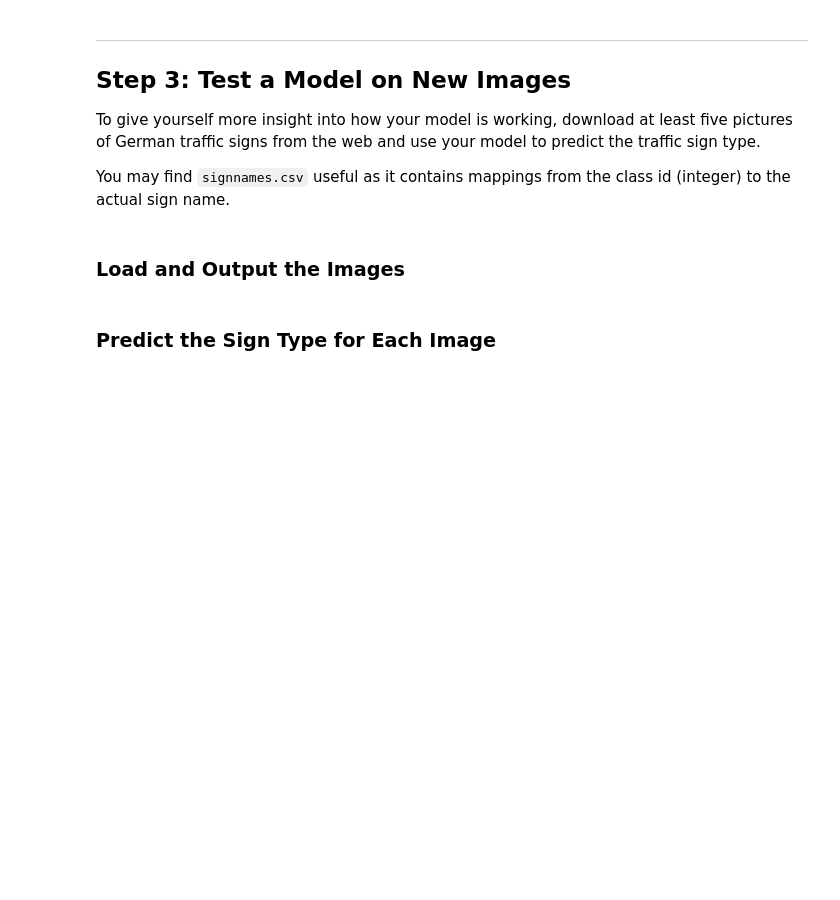
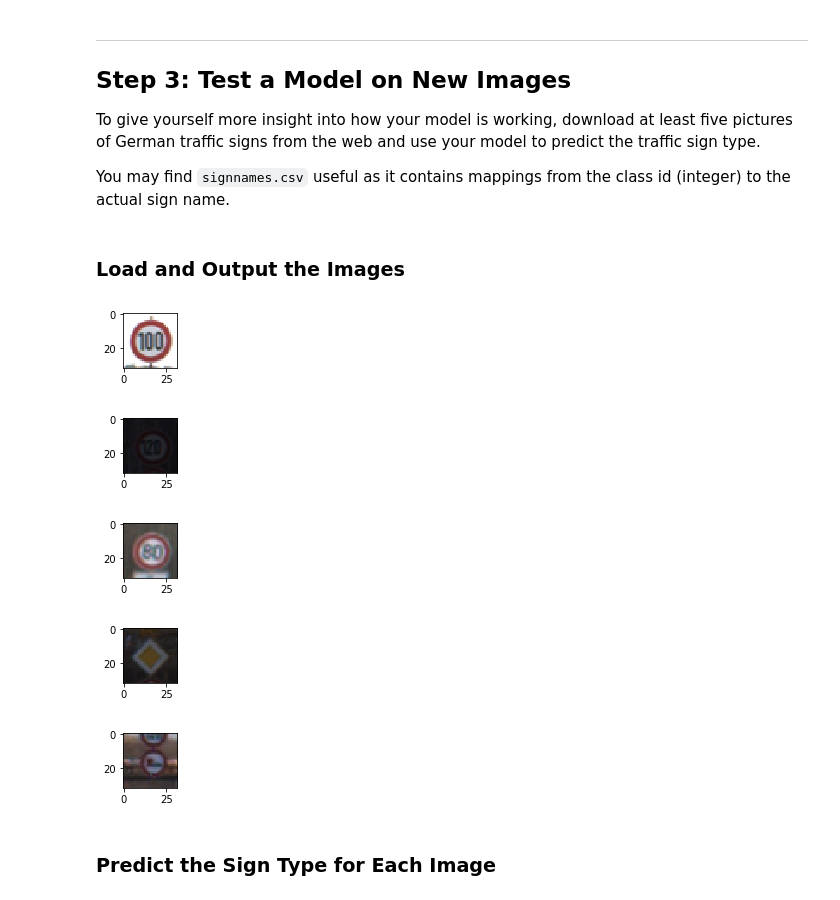
Before and after one commit to OSR-raw/SelfDriving2, a Jupyter notebook: TraficSign/Traffic_Sign_Classifier.ipynb, the cells around one changed output. Drawn from its saved outputs; the diff is of its cells as text; code cells hidden in the pictures; blank space fills up the shorter version.

```diff
--- a/TraficSign/Traffic_Sign_Classifier.ipynb
+++ b/TraficSign/Traffic_Sign_Classifier.ipynb
@@ -448,3 +401,42 @@ You may find `signnames.csv` useful as it contains mappings from the class id (i
+# %%
+### Load the images and plot them here.
+### Feel free to use as many code cells as needed.
+import pickle
+from scipy.misc import imread
+
+imgFile1 = "GermanImgs/2.ppm"
+imgFile2 = "GermanImgs/3.ppm"
+imgFile3 = "GermanImgs/5.ppm"
+imgFile4 = "GermanImgs/27.ppm"
+imgFile5 = "GermanImgs/37.ppm"
+
+img1 = imread(imgFile1)
+img2 = imread(imgFile2)
+img3 = imread(imgFile3)
+img4 = imread(imgFile4)
+img5 = imread(imgFile5)
+
+plotIMG(img1)
+plotIMG(img2)
+plotIMG(img3)
+plotIMG(img4)
+plotIMG(img5)
+
+
+X_test = []
+X_test.append(img1)
+X_test.append(img2)
+X_test.append(img3)
+X_test.append(img4)
+X_test.append(img5)
+
+y_test = [7,8,5,12,10]
+# %% [output]
+[figure, added]
+[figure, added]
+[figure, added]
+[figure, added]
+[figure, added]
 # %% [markdown]
 ### Predict the Sign Type for Each Image
 # %%
```
Also changed, not shown: parts of 9 cells of this notebook, 10 other files.
